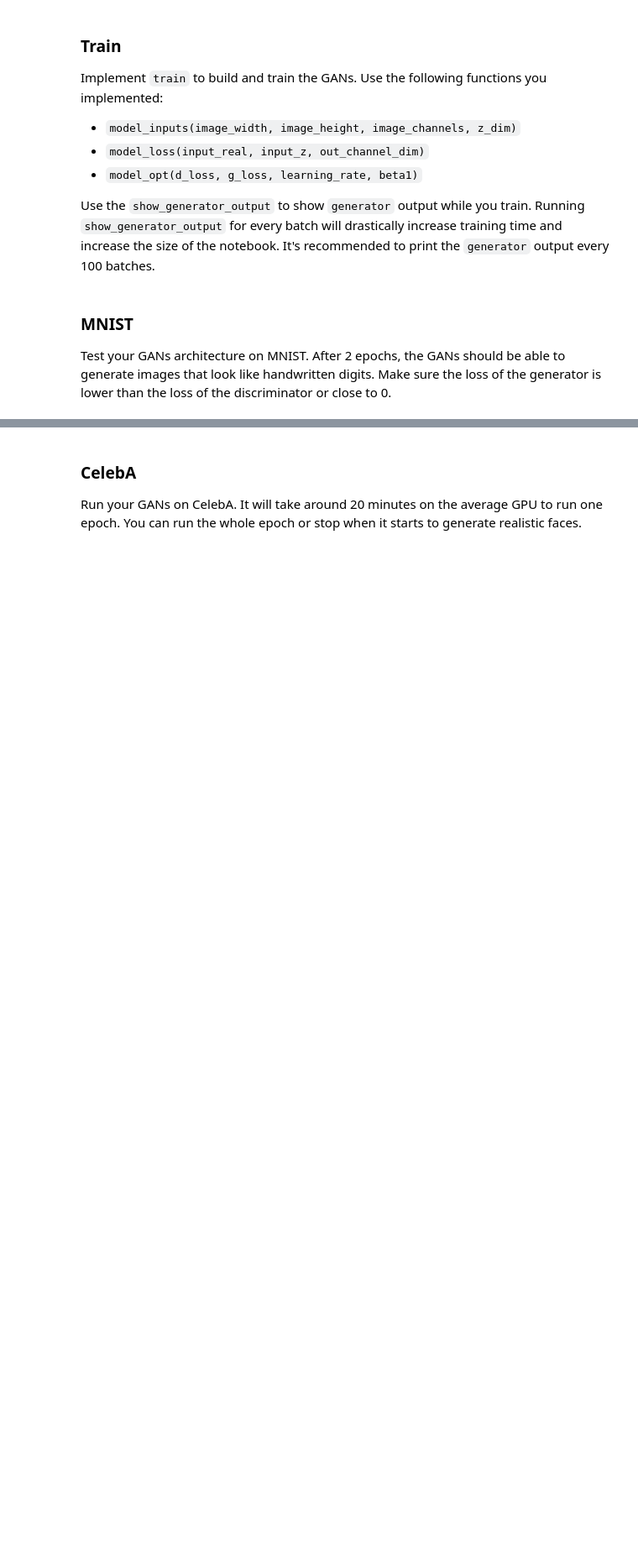
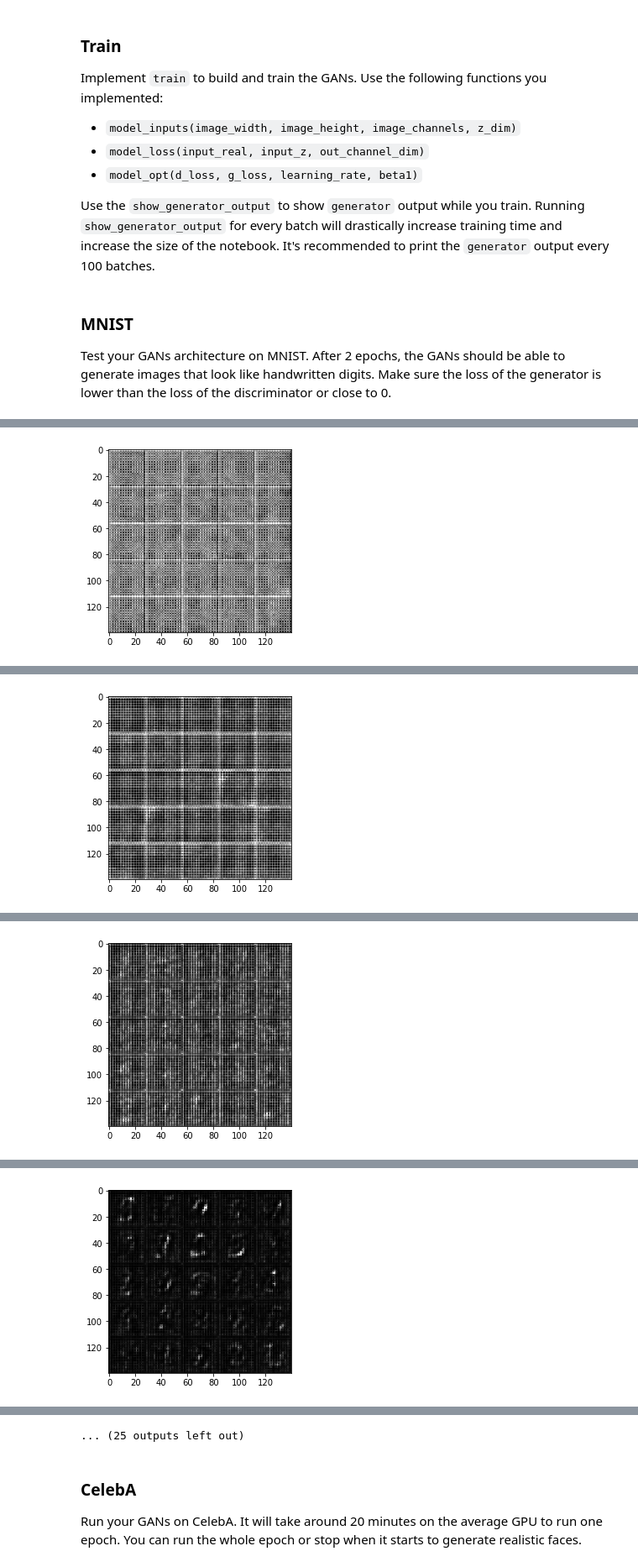
Before and after one commit to Lanbig/deep-learning-projects, a Jupyter notebook: Project 5 face_generation/dlnd_face_generation.ipynb, the cells around one changed output, grey strips where cells are left out. Shown at 84% size. Cells and saved outputs as stored; diff of their text form; code cells hidden in the pictures; blank space fills up the shorter version.

```diff
--- a/Project 5 face_generation/dlnd_face_generation.ipynb
+++ b/Project 5 face_generation/dlnd_face_generation.ipynb
@@ -244,7 +242,7 @@ Implement `model_loss` to build the GANs for training and calculate the loss.  T
 - `discriminator(images, reuse=False)`
 - `generator(z, out_channel_dim, is_train=True)`
 # %%
-def model_loss(input_real, input_z, out_channel_dim):
+def model_loss(input_real, input_z, out_channel_dim, alpha=0.1):
     """
     Get the loss for the discriminator and generator
     :param input_real: Images from the real dataset
@@ -377,6 +375,10 @@ def train(epoch_count, batch_size, z_dim, learning_rate, beta1, get_batches, dat
     input_real, input_z, lr = model_inputs(data_shape[1], data_shape[2], data_shape[3], z_dim)
     d_loss, g_loss = model_loss(input_real, input_z, data_shape[3], alpha=0.2)
     d_opt, g_opt = model_opt(d_loss, g_loss, learning_rate, beta1)
+
+    steps = 0
+    print_every=10
+    show_every=100
 
     with tf.Session() as sess:
         sess.run(tf.global_variables_initializer())
@@ -405,10 +407,10 @@ def train(epoch_count, batch_size, z_dim, learning_rate, beta1, get_batches, dat
 ### MNIST
 Test your GANs architecture on MNIST.  After 2 epochs, the GANs should be able to generate images that look like handwritten digits.  Make sure the loss of the generator is lower than the loss of the discriminator or close to 0.
 # %%
-batch_size = None
-z_dim = None
-learning_rate = None
-beta1 = None
+batch_size = 64
+z_dim = 100
+learning_rate = 0.0001
+beta1 = 0.5
 
 
 """
@@ -420,3 +422,4 @@ mnist_dataset = helper.Dataset('mnist', glob(os.path.join(data_dir, 'mnist/*.jpg
 with tf.Graph().as_default():
     train(epochs, batch_size, z_dim, learning_rate, beta1, mnist_dataset.get_batches,
           mnist_dataset.shape, mnist_dataset.image_mode)
+# %% [output]
@@ -422,0 +436 @@ with tf.Graph().as_default():
+[figure, added]
@@ -422,0 +447 @@ with tf.Graph().as_default():
+[figure, added]
@@ -422,0 +458 @@ with tf.Graph().as_default():
+[figure, added]
@@ -422,0 +469 @@ with tf.Graph().as_default():
+[figure, added]
@@ -423,3 +492,4 @@ with tf.Graph().as_default():
+... (25 outputs left out)
 # %% [markdown]
 ### CelebA
 Run your GANs on CelebA.  It will take around 20 minutes on the average GPU to run one epoch.  You can run the whole epoch or stop when it starts to generate realistic faces.
```
Also changed, not shown: parts of 2 cells of this notebook.
